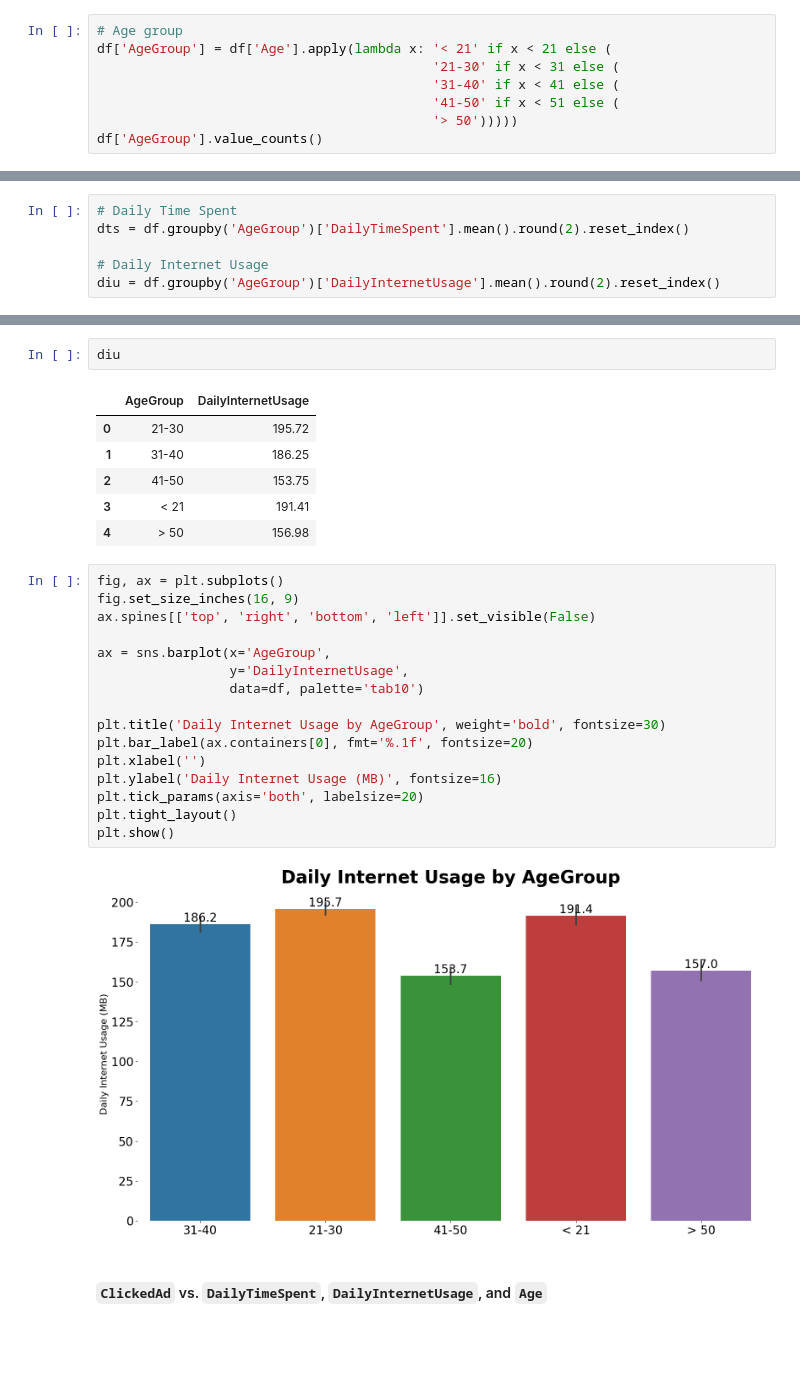
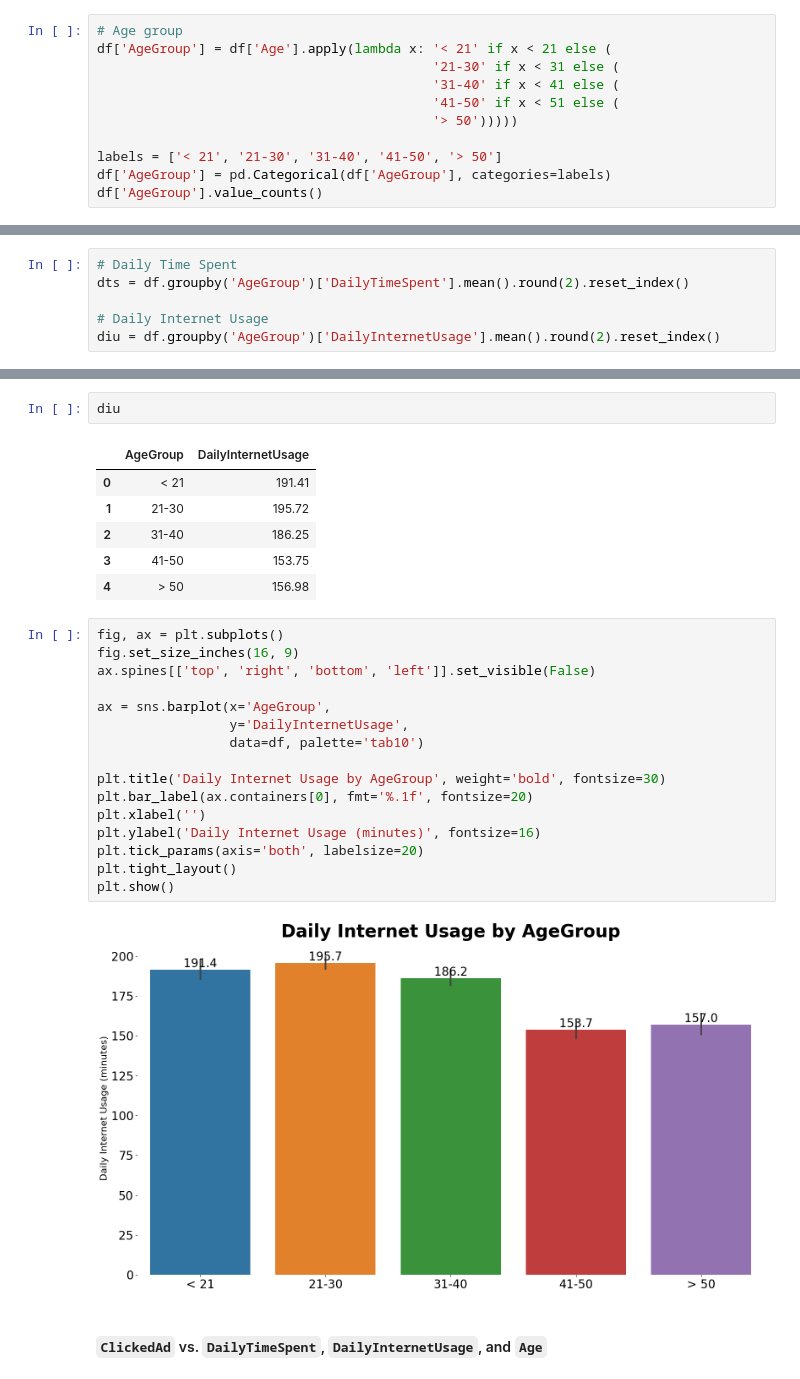
Before and after one commit to sabirinID/Predicting-Customer-Clicked-Ads-Classification, a Jupyter notebook: Notebooks/clicked_ads.ipynb, the cells around one changed output, grey strips where cells are left out. Drawn from its saved outputs; the diff is of its cells as text; blank space fills up the shorter version.

```diff
--- a/Notebooks/clicked_ads.ipynb
+++ b/Notebooks/clicked_ads.ipynb
@@ -363,6 +344,9 @@ df['AgeGroup'] = df['Age'].apply(lambda x: '< 21' if x < 21 else (
                                            '31-40' if x < 41 else (
                                            '41-50' if x < 51 else (
                                            '> 50')))))
+
+labels = ['< 21', '21-30', '31-40', '41-50', '> 50']
+df['AgeGroup'] = pd.Categorical(df['AgeGroup'], categories=labels)
 df['AgeGroup'].value_counts()
 # %% [output]
 AgeGroup
@@ -409,29 +393,29 @@ plt.show()
 diu
 # %% [output]
 |  | AgeGroup | DailyInternetUsage |
-| 0 | 21-30 | 195.72 |
-| 1 | 31-40 | 186.25 |
-| 2 | 41-50 | 153.75 |
-| 3 | < 21 | 191.41 |
+| 0 | < 21 | 191.41 |
+| 1 | 21-30 | 195.72 |
+| 2 | 31-40 | 186.25 |
+| 3 | 41-50 | 153.75 |
 | 4 | > 50 | 156.98 |
 # %%
 fig, ax = plt.subplots()
 fig.set_size_inches(16, 9)
 ax.spines[['top', 'right', 'bottom', 'left']].set_visible(False)
 
 ax = sns.barplot(x='AgeGroup',
                  y='DailyInternetUsage',
                  data=df, palette='tab10')
 
 plt.title('Daily Internet Usage by AgeGroup', weight='bold', fontsize=30)
 plt.bar_label(ax.containers[0], fmt='%.1f', fontsize=20)
 plt.xlabel('')
-plt.ylabel('Daily Internet Usage (MB)', fontsize=16)
+plt.ylabel('Daily Internet Usage (minutes)', fontsize=16)
 plt.tick_params(axis='both', labelsize=20)
 plt.tight_layout()
 plt.show()
 # %% [output]
-[figure, old version]
+[figure, new version]
 # %% [markdown]
 #### `ClickedAd` vs. `DailyTimeSpent`, `DailyInternetUsage`, and `Age`
 # %%
```
Also changed, not shown: parts of 102 cells of this notebook.
